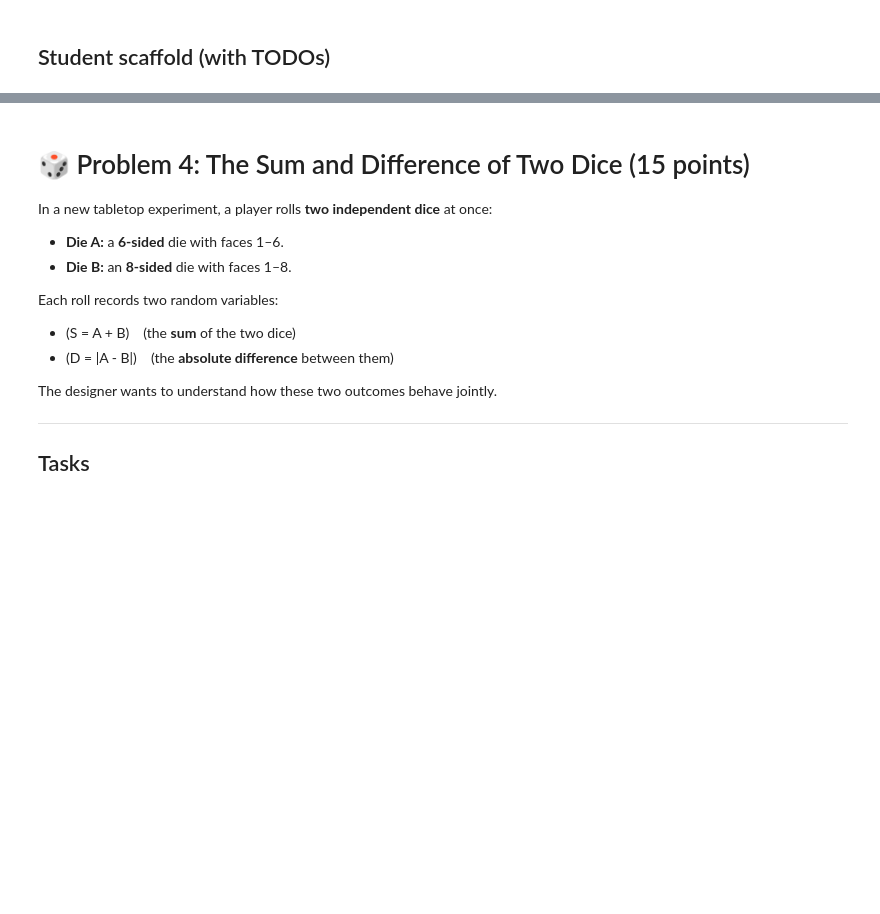
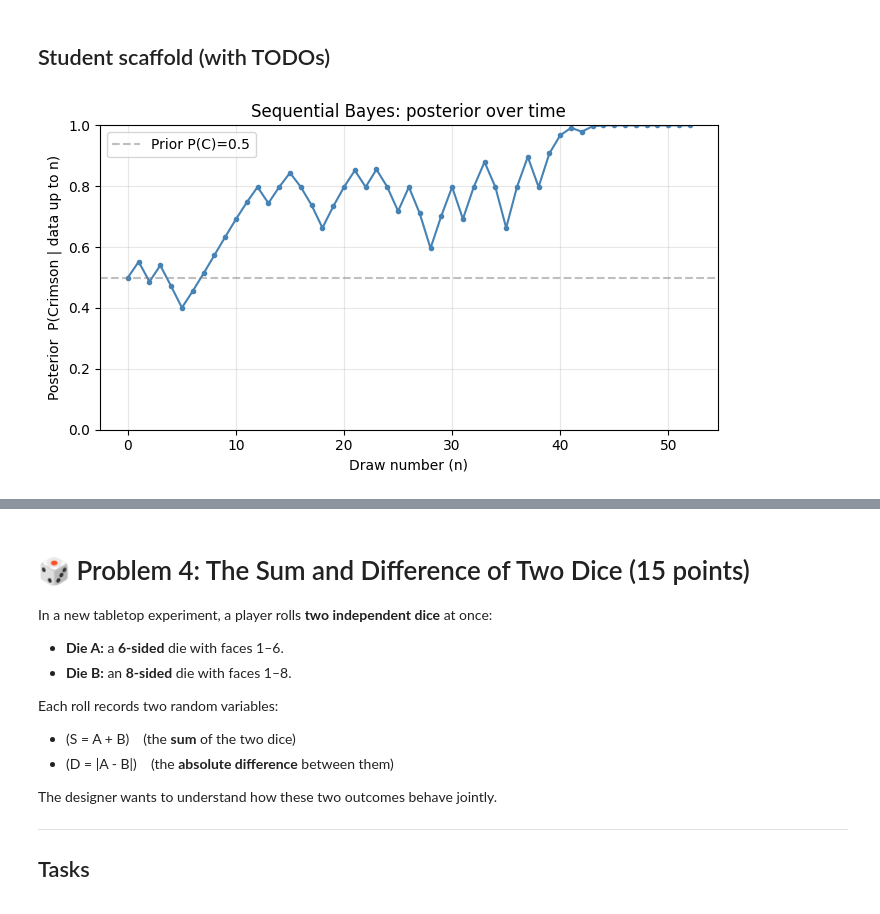
Before and after one commit to DarilRaf/tp1_statprob, a Jupyter notebook: StatProb_Coding_Task_2025_2026_First_Semester.ipynb, the cells around one changed output, grey strips where cells are left out. Saved outputs shown, nothing was run; the diff lists cells and outputs as text; code cells hidden in the pictures; blank space fills up the shorter version.

```diff
--- a/StatProb_Coding_Task_2025_2026_First_Semester.ipynb
+++ b/StatProb_Coding_Task_2025_2026_First_Semester.ipynb
@@ -265,6 +267,11 @@ def build_deck(true_deck="C", seed=7):
     if true_deck not in ("C","S"):
         raise ValueError("true_deck must be 'C' or 'S'")
     # TODO: construct the deck list with the correct counts; then shuffle with RNG.
+    if true_deck == "C":
+        deck = ["R"] * R_C + ["B"] * B_C
+    else:  # "S"
+        deck = ["R"] * R_S + ["B"] * B_S
+
     rng = np.random.default_rng(seed)
     rng.shuffle(deck)
     return deck
@@ -276,34 +283,99 @@ def log_hypergeom_likelihood(R, B, r, b):
     """
     n = r + b
     # TODO: log likelihood of the hypergeometric random variables
-    return 0.0
+    # Check if the observation is even possible
+    if r > R or b > B or n > (R + B):
+        return -np.inf
+
+    # Log of hypergeometric probability: log[(R choose r)(B choose b) / (R+B choose n)]
+    try:
+        log_prob = (np.log(comb(R, r)) +
+                   np.log(comb(B, b)) -
+                   np.log(comb(R + B, n)))
+        return log_prob
+    except (ValueError, OverflowError):
+        return -np.inf
 
 # --- Posterior updater using Bayes in log-space for stability ---
 def posterior_C_after(r, b, prior=prior_C):
     """
     Return P(C | r reds, b blacks) with prior P(C)=prior.
     """
     # TODO: compute log-likelihoods under C and S
+    log_lik_C = log_hypergeom_likelihood(R_C, B_C, r, b)
+    log_lik_S = log_hypergeom_likelihood(R_S, B_S, r, b)
     # TODO: combine with log-prior, normalize safely, and return posterior for C
-    return 0.5
+
+    # Combine with log-prior
+    log_prior_C = np.log(prior)
+    log_prior_S = np.log(1 - prior)
+
+    log_post_C_unnorm = log_prior_C + log_lik_C
+    log_post_S_unnorm = log_prior_S + log_lik_S
+
+    # Normalize safely using log-sum-exp trick
+    max_log = max(log_post_C_unnorm, log_post_S_unnorm)
+    post_C_unnorm = np.exp(log_post_C_unnorm - max_log)
+    post_S_unnorm = np.exp(log_post_S_unnorm - max_log)
+
+    posterior_C = post_C_unnorm / (post_C_unnorm + post_S_unnorm)
+
+    return posterior_C
+
+# --- Build the deck ---
+deck = build_deck(true_deck=true_deck, seed=7)
 
 # --- Run the single reveal sequence; record posterior after each draw ---
 r = b = 0
 posteriors = [prior_C]   # include n=0
 draw_idx   = [0]
 # TODO: iterate over the 52 cards, update r/b, compute posterior, append to lists
+# Iterate over the 52 cards
+for i, card in enumerate(deck):
+    if card == "R":
+        r += 1
+    else:  # card == "B"
+        b += 1
+
+    # Compute posterior after this draw
+    post = posterior_C_after(r, b, prior=prior_C)
+    posteriors.append(post)
+    draw_idx.append(i + 1)
 
 # --- Plot posterior vs draw index (0..52) ---
 plt.figure(figsize=(7,4))
 # TODO: plot draw_idx vs posteriors as a line with markers
+plt.plot(draw_idx, posteriors, marker='o', markersize=3, linewidth=1.5, color='steelblue')
 plt.xlabel("Draw number (n)")
 plt.ylabel("Posterior  P(Crimson | data up to n)")
 plt.title("Sequential Bayes: posterior over time")
-plt.ylim(0,1)
+plt.ylim(0, 1)
+plt.axhline(y=0.5, color='gray', linestyle='--', alpha=0.5, label='Prior P(C)=0.5')
 plt.grid(True, alpha=0.3)
+plt.legend()
 plt.tight_layout()
 plt.show()
 
 # --- Print the final counts and posterior ---
-# print(f"Final r={r}, b={b}, posterior P(C|all)={posteriors[-1]:.6f}")
+print(f"True deck: {true_deck}")
+print(f"Final r={r}, b={b}, posterior P(C|all)={posteriors[-1]:.6f}")
 # Explain briefly: each step used a hypergeometric likelihood.
+print(f"\nExplanation: Each step used a hypergeometric likelihood to update beliefs.")
+print(f"The hypergeometric distribution models sampling without replacement,")
+print(f"giving P(r reds, b blacks | R,B in deck) = C(R,r)*C(B,b)/C(R+B,r+b)")
+
+# --- Find earliest draw to know which deck ---
+threshold = 0.95  # Consider "knowing" when posterior > 0.95 or < 0.05
+earliest_draw = None
+for i, post in enumerate(posteriors):
+    if post > threshold or post < (1 - threshold):
+        earliest_draw = i
+        break
+
+if earliest_draw is not None:
+    print(f"\nEarliest draw to know which deck (with >95% confidence): n = {earliest_draw}")
+    print(f"At that point, P(C|data) = {posteriors[earliest_draw]:.6f}")
+else:
+    print(f"\nNever reached 95% confidence threshold during the sequence.")
+# %% [output]
+[figure, added]
```
Also changed, not shown: parts of 3 cells of this notebook.
